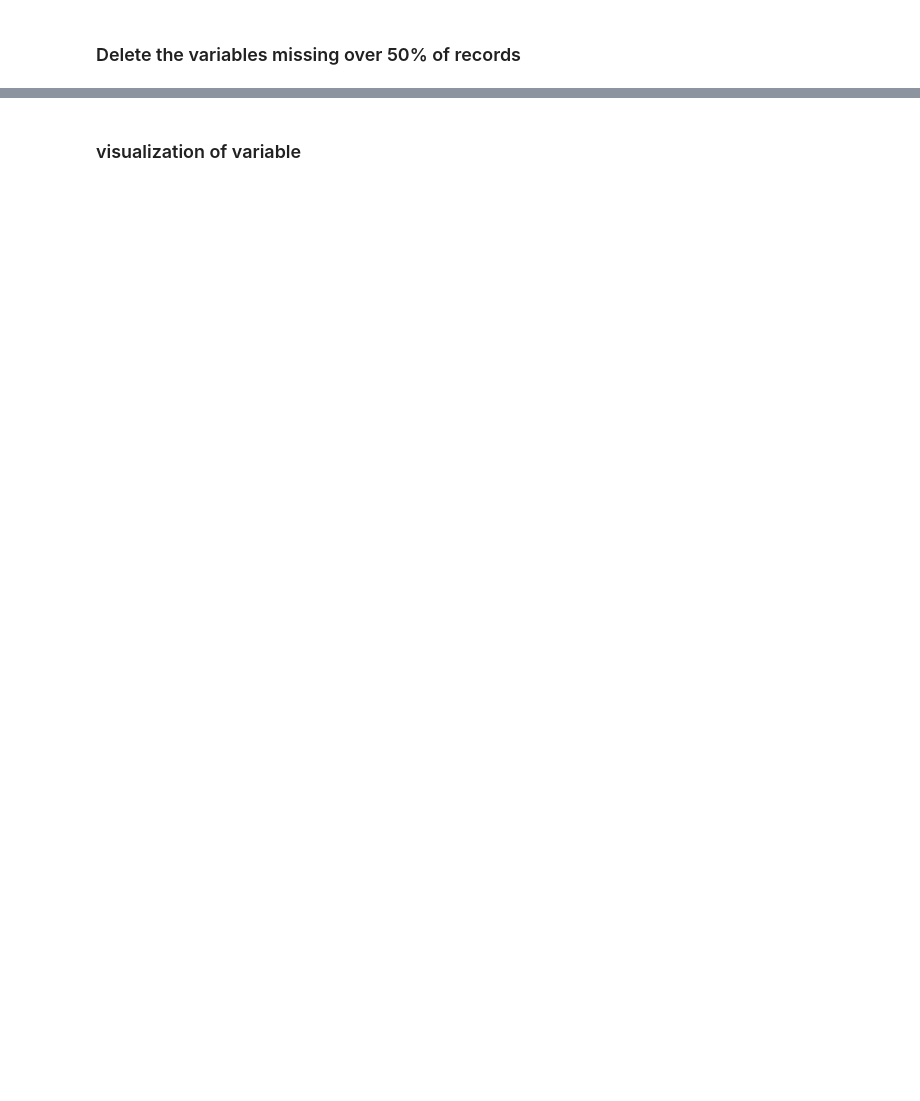
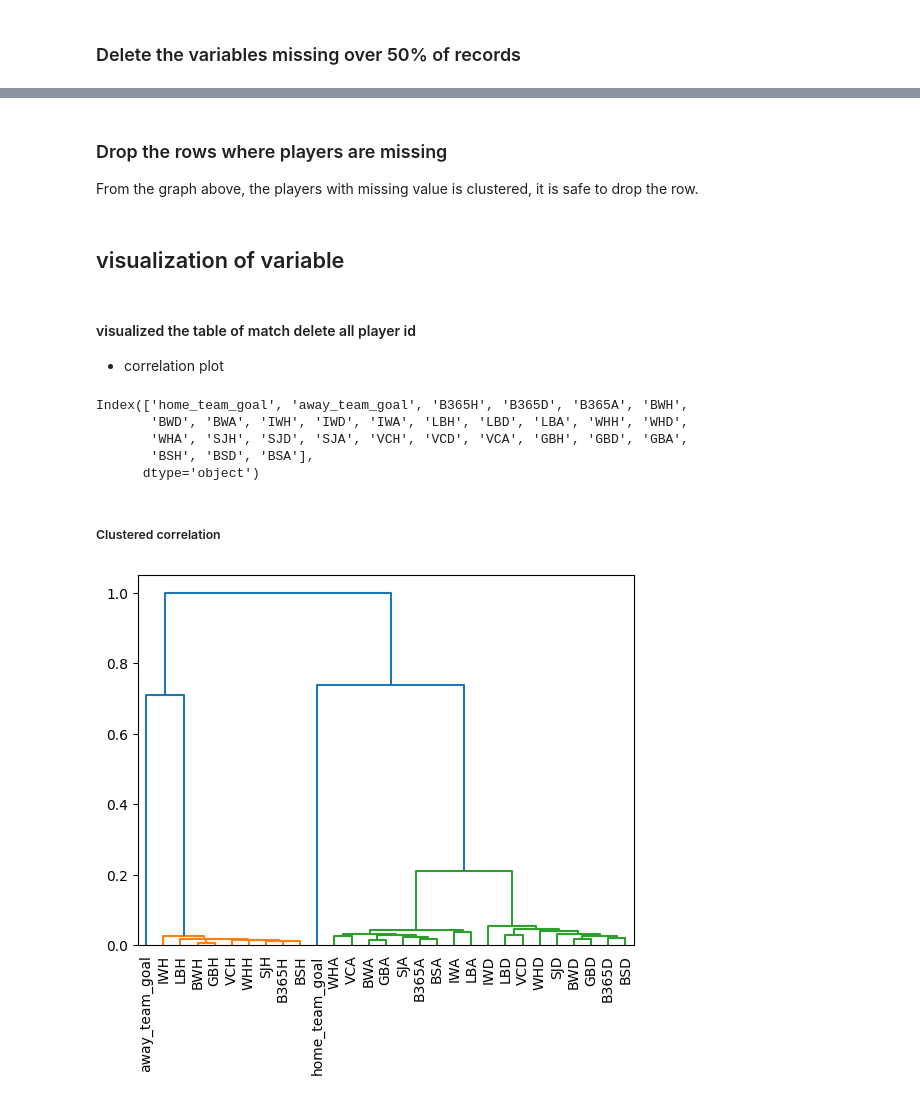
Before and after one commit to Dyouvrean/Football-match-prediction, a Jupyter notebook: Project.ipynb, the cells around one changed output, grey strips where cells are left out. Saved outputs shown, nothing was run; the diff lists cells and outputs as text; code cells hidden in the pictures; blank space fills up the shorter version.

```diff
--- a/Project.ipynb
+++ b/Project.ipynb
@@ -133,7 +297,23 @@ Match.isna().sum()[Match.isna().sum( )!=0]
+# %% [markdown]
+### Drop the rows where players are missing
+From the graph above, the players with missing value is clustered, it is safe to drop the row.
+# %%
+Match=Match.dropna(subset = ['home_player_%d' % i for i in range(1,12)]+['away_player_%d' % i for i in range(1,12)])
 # %% [markdown]
-### visualization of variable
+## visualization of variable
+# %% [markdown]
+#### visualized the table of match delete all player id
+* correlation plot
 # %%
 Match_no_player=Match.drop(['home_player_%d' % i for i in range(1,12)],axis=1)
 Match_no_player=Match_no_player.drop(['away_player_%d' % i for i in range(1,12)],axis=1)
-Match_no_player=Match_no_player.drop(['match_api_id','home_team_api_id','away_team_api_id'],axis=1)
+Match_no_player=Match_no_player.drop(['match_api_id','home_team_api_id','away_team_api_id','country','League','name','id','season','stage','date','home_form','away_form'],axis=1)
+Match_bet=Match_no_player.drop(['goal', 'shoton', 'shotoff', 'foulcommit', 'card', 'cross', 'corner', 'possession'],axis=1)
+Match_no_player=Match_no_player.drop(['goal', 'shoton', 'shotoff', 'foulcommit', 'card', 'cross', 'corner', 'possession','result'],axis=1)
 Match_no_player.columns
+# %% [output]
+Index(['home_team_goal', 'away_team_goal', 'B365H', 'B365D', 'B365A', 'BWH',
+       'BWD', 'BWA', 'IWH', 'IWD', 'IWA', 'LBH', 'LBD', 'LBA', 'WHH', 'WHD',
+       'WHA', 'SJH', 'SJD', 'SJA', 'VCH', 'VCD', 'VCA', 'GBH', 'GBD', 'GBA',
+       'BSH', 'BSD', 'BSA'],
+      dtype='object')
@@ -141,0 +320,14 @@ _= sns.pairplot(Match, diag_kind="hist")
+# %% [markdown]
+##### Clustered correlation
+# %%
+from scipy.cluster.hierarchy import linkage, dendrogram, fcluster
+from scipy.spatial.distance import squareform
+
+correlations = Match_no_player.corr()
+dissimilarity = 1 - abs(correlations)
+Z = linkage(squareform(dissimilarity), 'complete')
+
+dendrogram(Z, labels=Match_no_player.columns, orientation='top',
+           leaf_rotation=90);
+# %% [output]
+[figure, added]
```
Also changed, not shown: parts of 106 cells of this notebook.
